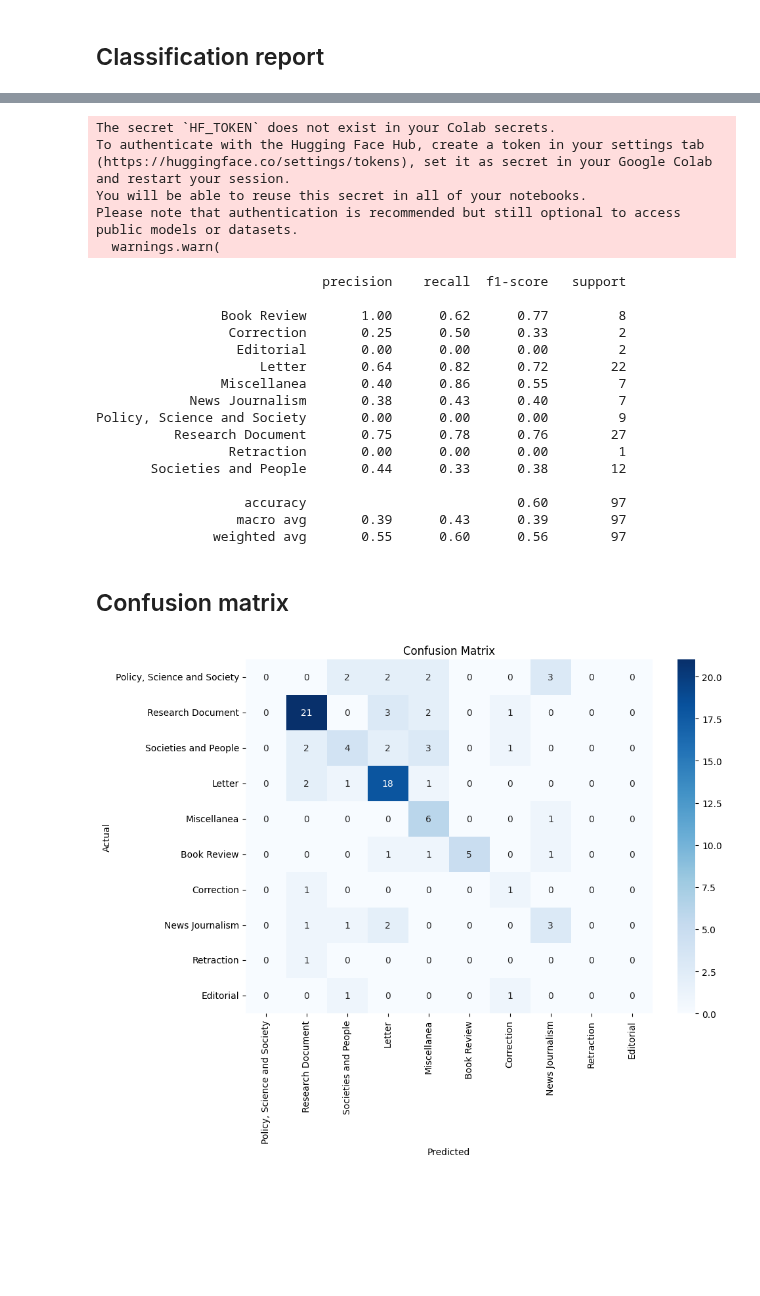
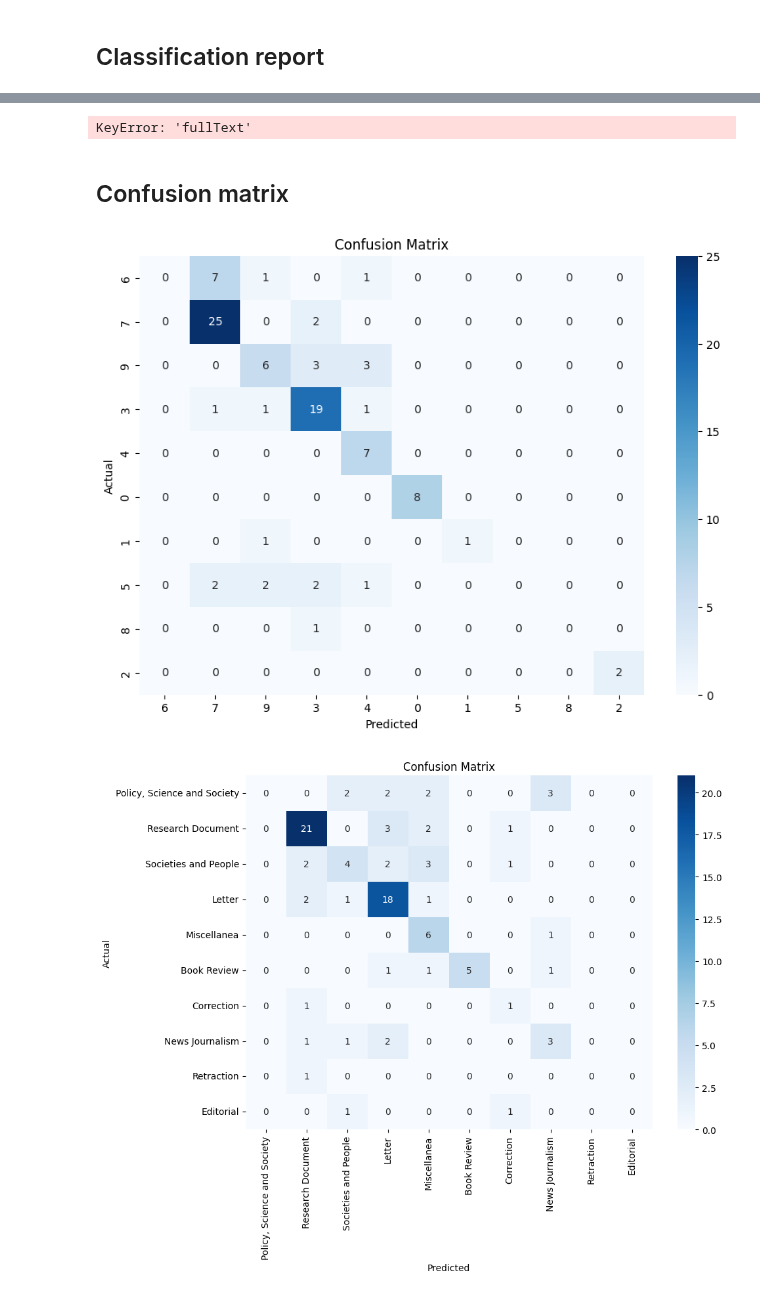
Before and after one commit to Anchor-head/ScienceGenreClassification, a Jupyter notebook: SetFit-SciBERT.ipynb, the cells around one changed output, grey strips where cells are left out. Saved outputs shown, nothing was run; the diff lists cells and outputs as text; code cells hidden in the pictures; blank space fills up the shorter version.

```diff
--- a/SetFit-SciBERT.ipynb
+++ b/SetFit-SciBERT.ipynb
@@ -504,8 +504,8 @@ head = XGBClassifier(
 ## With single split
 # %%
 datapath = 'data/dataset1.parquet'
-trainpath = 'data/train_split2.parquet'
-testpath = 'data/test_split2.parquet'
+trainpath = 'data/train_split5.parquet'
+testpath = 'data/test_split5.parquet'
 
 data = pd.read_parquet(datapath)
 df = {}
@@ -903,29 +926,26 @@ preds = model.predict(df['fullText'])
 # Calculate and print evaluation metrics
 print(classification_report(df['Document_subtype'], preds))
 # %% [output]
-The secret `HF_TOKEN` does not exist in your Colab secrets.
-To authenticate with the Hugging Face Hub, create a token in your settings tab (https://huggingface.co/settings/tokens), set it as secret in your Google Colab and restart your session.
-You will be able to reuse this secret in all of your notebooks.
-Please note that authentication is recommended but still optional to access public models or datasets.
-  warnings.warn(
+KeyError: 'fullText'
-                             precision    recall  f1-score   support
-
-                Book Review       1.00      0.62      0.77         8
-                 Correction       0.25      0.50      0.33         2
-                  Editorial       0.00      0.00      0.00         2
-                     Letter       0.64      0.82      0.72        22
-                Miscellanea       0.40      0.86      0.55         7
-            News Journalism       0.38      0.43      0.40         7
-Policy, Science and Society       0.00      0.00      0.00         9
-          Research Document       0.75      0.78      0.76        27
-                 Retraction       0.00      0.00      0.00         1
-       Societies and People       0.44      0.33      0.38        12
-
-                   accuracy                           0.60        97
-                  macro avg       0.39      0.43      0.39        97
-               weighted avg       0.55      0.60      0.56        97
 # %% [markdown]
 ## Confusion matrix
+# %%
+unique_labels = pd.Series(y_test).unique()
+
+# Calculate confusion matrix with specified labels
+cm = confusion_matrix(y_test, preds, labels=unique_labels)
+
+# Visualize confusion matrix
+plt.figure(figsize=(10, 7))
+sns.heatmap(cm, annot=True, fmt='d', cmap='Blues',
+            xticklabels=unique_labels,
+            yticklabels=unique_labels)
+plt.ylabel('Actual')
+plt.xlabel('Predicted')
+plt.title('Confusion Matrix')
+plt.show()
+# %% [output]
+[figure, added]
 # %%
 unique_labels = df_test['Document_subtype'].unique()
 
```
Also changed, not shown: parts of 5 cells of this notebook.
